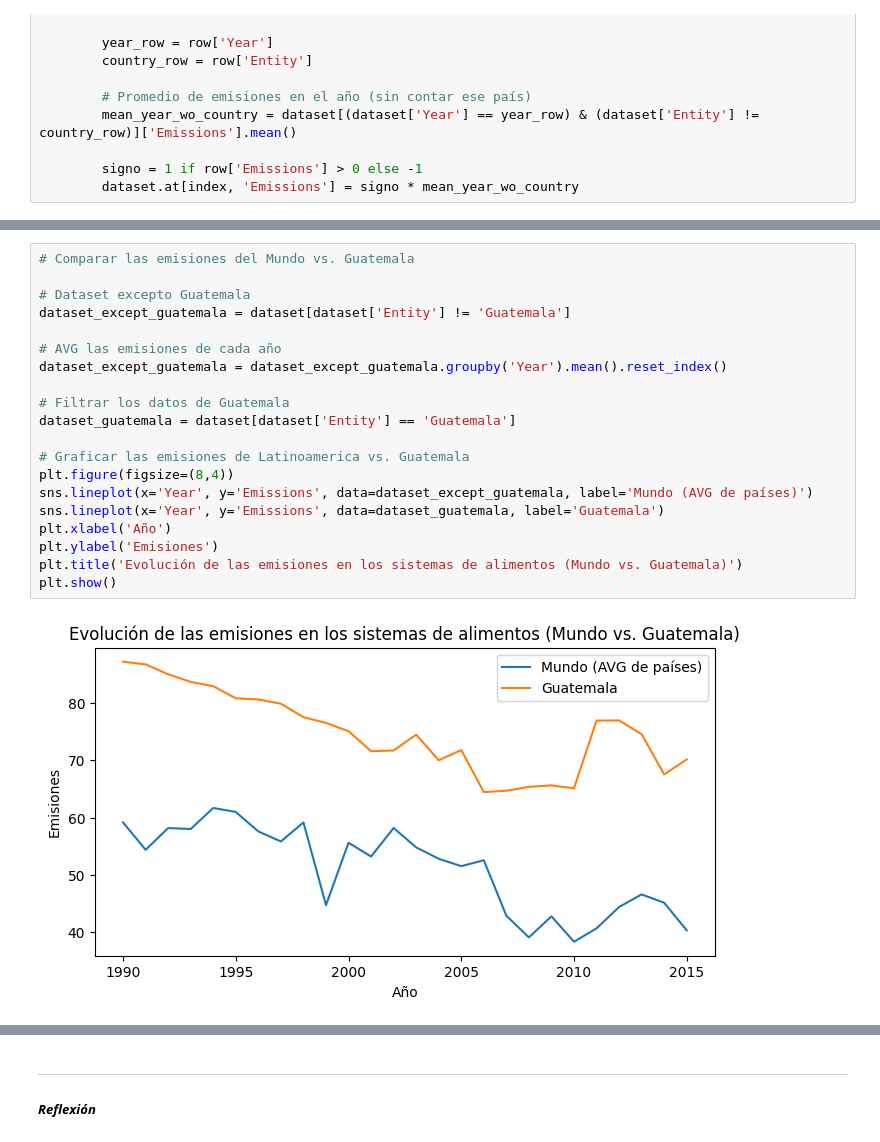
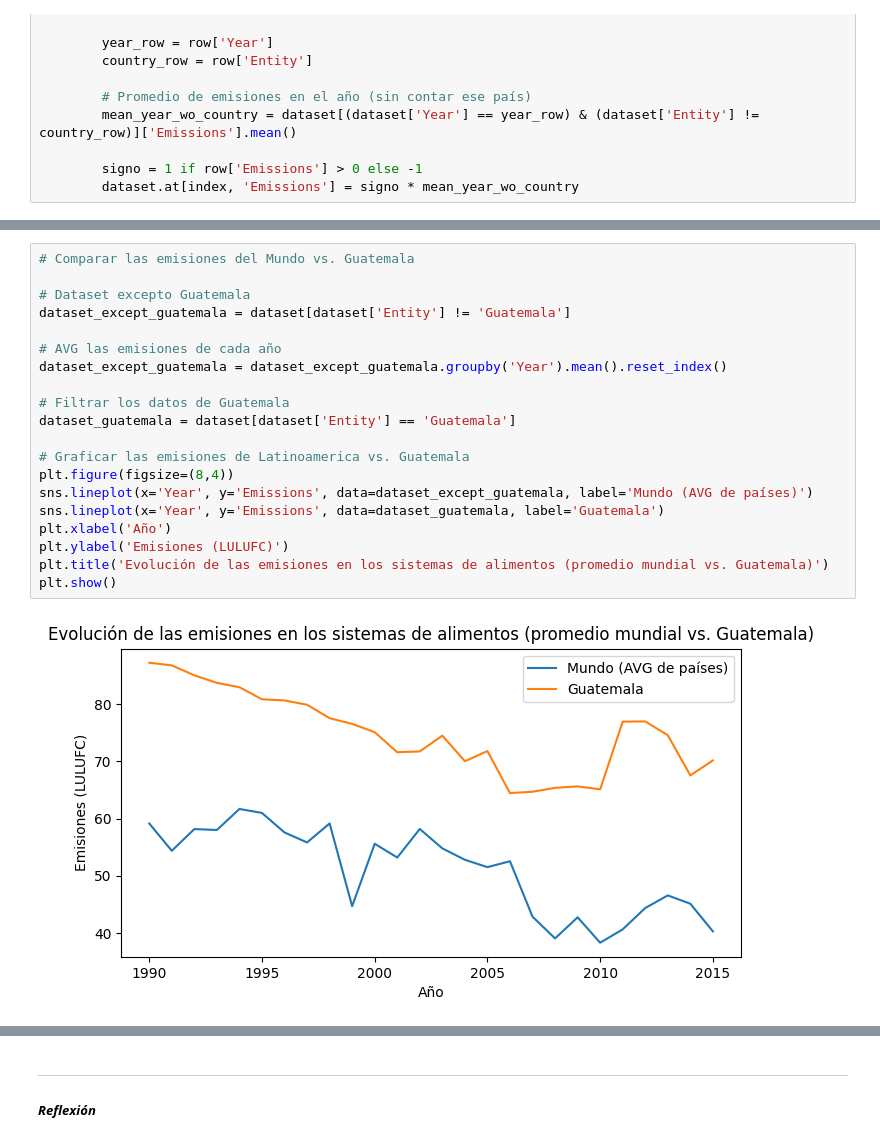
Before and after one commit to stefanoaragoni/datascience_lab9, a Jupyter notebook: lab9.ipynb, the cells around one changed output, grey strips where cells are left out. Drawn from its saved outputs; the diff is of its cells as text.

```diff
--- a/lab9.ipynb
+++ b/lab9.ipynb
@@ -226,22 +261,22 @@ plt.show()
 # %%
 # Comparar las emisiones del Mundo vs. Guatemala
 
 # Dataset excepto Guatemala
 dataset_except_guatemala = dataset[dataset['Entity'] != 'Guatemala']
 
 # AVG las emisiones de cada año
 dataset_except_guatemala = dataset_except_guatemala.groupby('Year').mean().reset_index()
 
 # Filtrar los datos de Guatemala
 dataset_guatemala = dataset[dataset['Entity'] == 'Guatemala']
 
 # Graficar las emisiones de Latinoamerica vs. Guatemala
 plt.figure(figsize=(8,4))
 sns.lineplot(x='Year', y='Emissions', data=dataset_except_guatemala, label='Mundo (AVG de países)')
 sns.lineplot(x='Year', y='Emissions', data=dataset_guatemala, label='Guatemala')
 plt.xlabel('Año')
-plt.ylabel('Emisiones')
-plt.title('Evolución de las emisiones en los sistemas de alimentos (Mundo vs. Guatemala)')
+plt.ylabel('Emisiones (LULUFC)')
+plt.title('Evolución de las emisiones en los sistemas de alimentos (promedio mundial vs. Guatemala)')
 plt.show()
 # %% [output]
-[figure, old version]
+[figure, new version]
```
Also changed, not shown: parts of 16 cells of this notebook.
